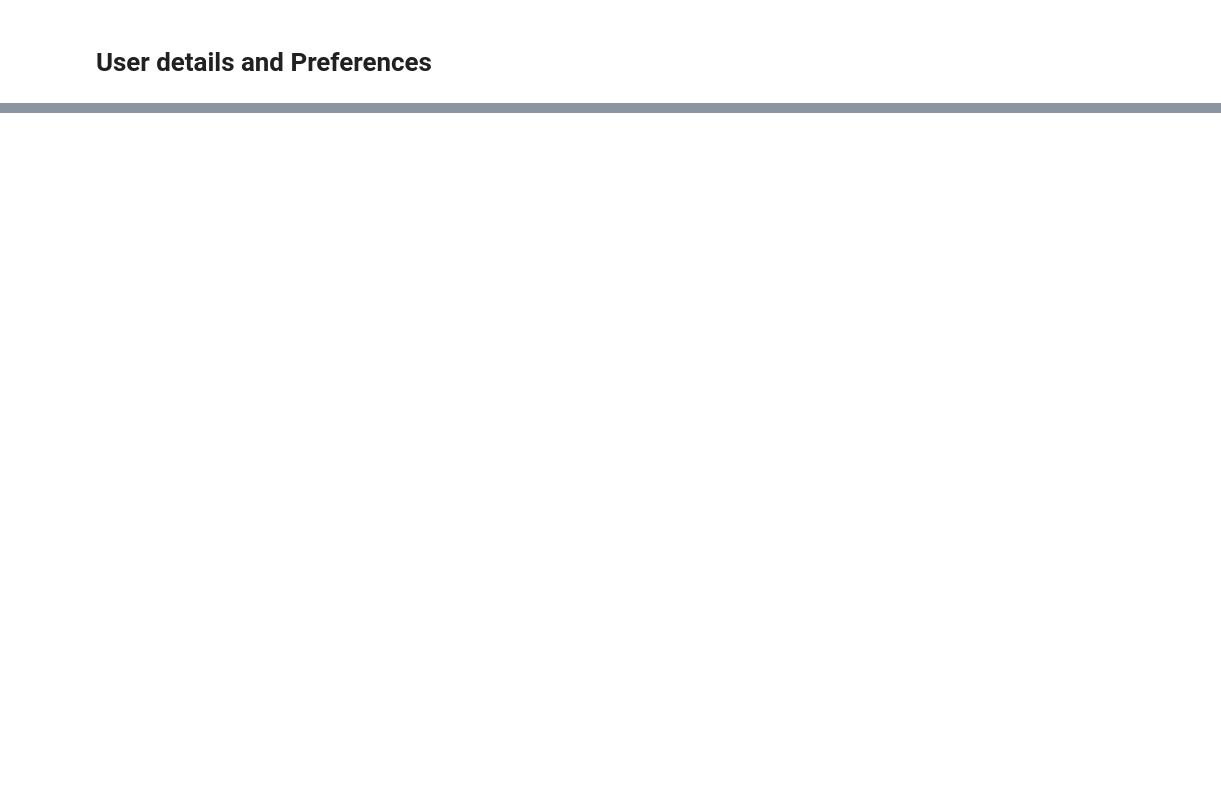
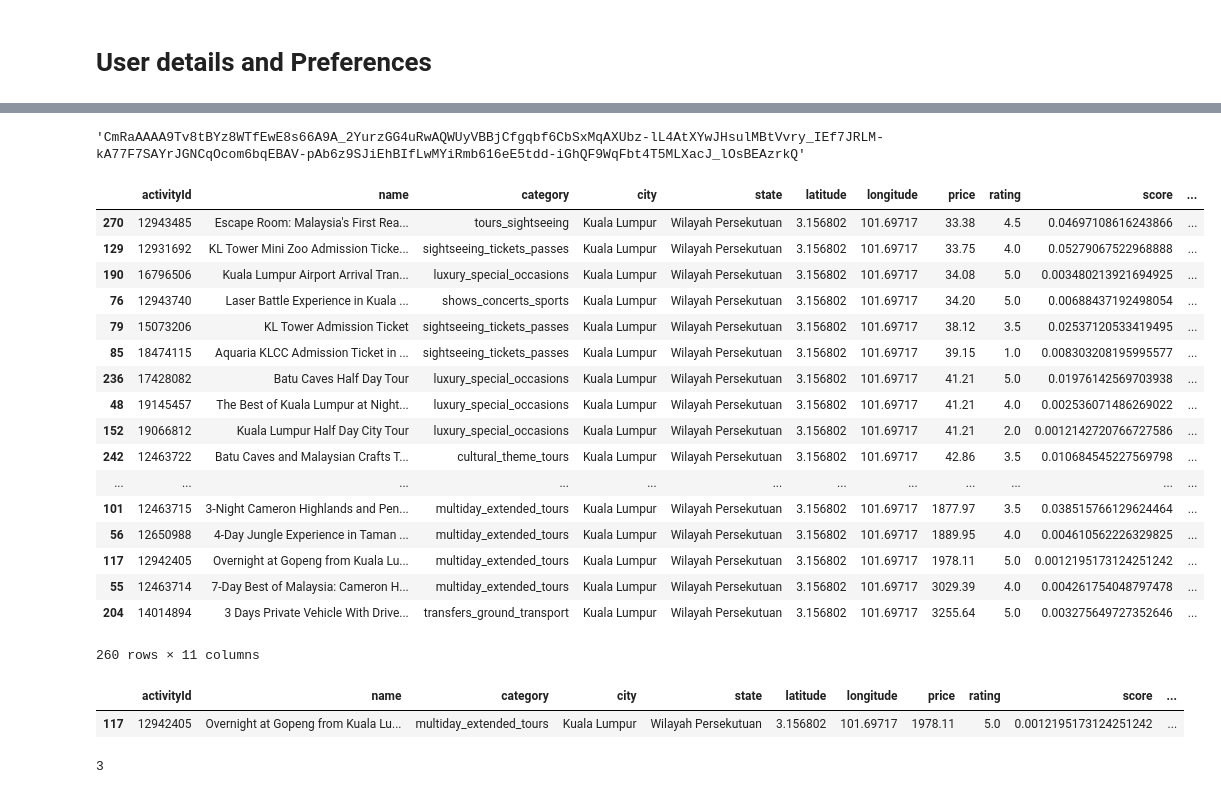
Before and after one commit to SriSivaC/tour-analytics-recommendation-system, a Jupyter notebook: notebook/attraction/attraction_get_recc.ipynb, the cells around one changed output, grey strips where cells are left out. Cells and saved outputs as stored; diff of their text form; code cells hidden in the pictures; blank space fills up the shorter version.

```diff
--- a/notebook/attraction/attraction_get_recc.ipynb
+++ b/notebook/attraction/attraction_get_recc.ipynb
@@ -123,0 +231,7 @@ cat_rating = {key: float(value.value) for key, value in w_cat_rating.items()}
+# %%
+# 4 recommeded attraction per day, two for morning and two for evening
+for i in range((end_date - start_date).days + 1):
+    for j in range(2):
+        final['timeofday'].append('Morning')
+    for j in range(2):
+        final['timeofday'].append('Evening')
@@ -123,0 +258,13 @@ cat_rating = {key: float(value.value) for key, value in w_cat_rating.items()}
+# %%
+for i in range(len(final['timeofday'])):
+    if i % 4 == 0:
+#         print(gg)
+#         gg=gg+1
+
+        final = top_recc(with_url, final)
+    else:
+#         print(gg)
+#         gg=gg+1
+
+        final = find_closest(with_url, final['location'][-1],
+                             final['timeofday'][i], final)
@@ -123,0 +367,4 @@ cat_rating = {key: float(value.value) for key, value in w_cat_rating.items()}
+# %%
+test['results'][0]['photos'][0]['photo_reference']
+# %% [output]
+'CmRaAAAA9Tv8tBYz8WTfEwE8s66A9A_2YurzGG4uRwAQWUyVBBjCfgqbf6CbSxMqAXUbz-lL4AtXYwJHsulMBtVvry_IEf7JRLM-kA77F7SAYrJGNCqOcom6bqEBAV-pAb6z9SJiEhBIfLwMYiRmb616eE5tdd-iGhQF9WqFbt4T5MLXacJ_lOsBEAzrkQ'
@@ -123,0 +373,40 @@ cat_rating = {key: float(value.value) for key, value in w_cat_rating.items()}
+# %%
+syns1 = wordnet.synsets("evening")
+syns2 = wordnet.synsets("night")
+
+evening = [word.lemmas()[0].name()
+           for word in syns1] + [word.lemmas()[0].name() for word in syns2]
+
+distance = list()
+for i in with_url[['latitude', 'longitude']].values.tolist():
+    loc[0] = float(loc[0])
+    loc[1] = float(loc[1])
+    i[0] = float(i[0])
+    i[1] = float(loc[1])
+    distance.append(math.sqrt((loc[0] - i[0])**2 + (loc[1] - i[1])**2))
+# %%
+with_dist = with_url
+with_dist["distance"] = distance
+sorted_d = with_dist.sort_values(['distance', 'price'],
+                                 ascending=['True', 'False'])
+# %%
+sorted_d
+# %% [output]
+|  | activityId | name | category | city | state | latitude | longitude | price | rating | score | ... |
+| 270 | 12943485 | Escape Room: Malaysia's First Rea... | tours_sightseeing | Kuala Lumpur | Wilayah Persekutuan | 3.156802 | 101.69717 | 33.38 | 4.5 | 0.04697108616243866 | ... |
+| 129 | 12931692 | KL Tower Mini Zoo Admission Ticke... | sightseeing_tickets_passes | Kuala Lumpur | Wilayah Persekutuan | 3.156802 | 101.69717 | 33.75 | 4.0 | 0.05279067522968888 | ... |
+| 190 | 16796506 | Kuala Lumpur Airport Arrival Tran... | luxury_special_occasions | Kuala Lumpur | Wilayah Persekutuan | 3.156802 | 101.69717 | 34.08 | 5.0 | 0.003480213921694925 | ... |
+| 76 | 12943740 | Laser Battle Experience in Kuala ... | shows_concerts_sports | Kuala Lumpur | Wilayah Persekutuan | 3.156802 | 101.69717 | 34.20 | 5.0 | 0.00688437192498054 | ... |
+| 79 | 15073206 | KL Tower Admission Ticket | sightseeing_tickets_passes | Kuala Lumpur | Wilayah Persekutuan | 3.156802 | 101.69717 | 38.12 | 3.5 | 0.02537120533419495 | ... |
+| 85 | 18474115 | Aquaria KLCC Admission Ticket in ... | sightseeing_tickets_passes | Kuala Lumpur | Wilayah Persekutuan | 3.156802 | 101.69717 | 39.15 | 1.0 | 0.008303208195995577 | ... |
+| 236 | 17428082 | Batu Caves Half Day Tour | luxury_special_occasions | Kuala Lumpur | Wilayah Persekutuan | 3.156802 | 101.69717 | 41.21 | 5.0 | 0.01976142569703938 | ... |
+| 48 | 19145457 | The Best of Kuala Lumpur at Night... | luxury_special_occasions | Kuala Lumpur | Wilayah Persekutuan | 3.156802 | 101.69717 | 41.21 | 4.0 | 0.002536071486269022 | ... |
+| 152 | 19066812 | Kuala Lumpur Half Day City Tour | luxury_special_occasions | Kuala Lumpur | Wilayah Persekutuan | 3.156802 | 101.69717 | 41.21 | 2.0 | 0.0012142720766727586 | ... |
+| 242 | 12463722 | Batu Caves and Malaysian Crafts T... | cultural_theme_tours | Kuala Lumpur | Wilayah Persekutuan | 3.156802 | 101.69717 | 42.86 | 3.5 | 0.010684545227569798 | ... |
+| ... | ... | ... | ... | ... | ... | ... | ... | ... | ... | ... | ... |
+| 101 | 12463715 | 3-Night Cameron Highlands and Pen... | multiday_extended_tours | Kuala Lumpur | Wilayah Persekutuan | 3.156802 | 101.69717 | 1877.97 | 3.5 | 0.038515766129624464 | ... |
+| 56 | 12650988 | 4-Day Jungle Experience in Taman ... | multiday_extended_tours | Kuala Lumpur | Wilayah Persekutuan | 3.156802 | 101.69717 | 1889.95 | 4.0 | 0.004610562226329825 | ... |
+| 117 | 12942405 | Overnight at Gopeng from Kuala Lu... | multiday_extended_tours | Kuala Lumpur | Wilayah Persekutuan | 3.156802 | 101.69717 | 1978.11 | 5.0 | 0.0012195173124251242 | ... |
+| 55 | 12463714 | 7-Day Best of Malaysia: Cameron H... | multiday_extended_tours | Kuala Lumpur | Wilayah Persekutuan | 3.156802 | 101.69717 | 3029.39 | 4.0 | 0.004261754048797478 | ... |
+| 204 | 14014894 | 3 Days Private Vehicle With Drive... | transfers_ground_transport | Kuala Lumpur | Wilayah Persekutuan | 3.156802 | 101.69717 | 3255.64 | 5.0 | 0.003275649727352646 | ... |
+260 rows × 11 columns
@@ -123,0 +419,5 @@ cat_rating = {key: float(value.value) for key, value in w_cat_rating.items()}
+# %%
+sorted_d[mask]
+# %% [output]
+|  | activityId | name | category | city | state | latitude | longitude | price | rating | score | ... |
+| 117 | 12942405 | Overnight at Gopeng from Kuala Lu... | multiday_extended_tours | Kuala Lumpur | Wilayah Persekutuan | 3.156802 | 101.69717 | 1978.11 | 5.0 | 0.0012195173124251242 | ... |
@@ -123,0 +453,5 @@ cat_rating = {key: float(value.value) for key, value in w_cat_rating.items()}
+# %%
+days = (end_date - start_date).days + 1
+days
+# %% [output]
+3
```
Also changed, not shown: parts of 39 cells of this notebook, 17 other files.
